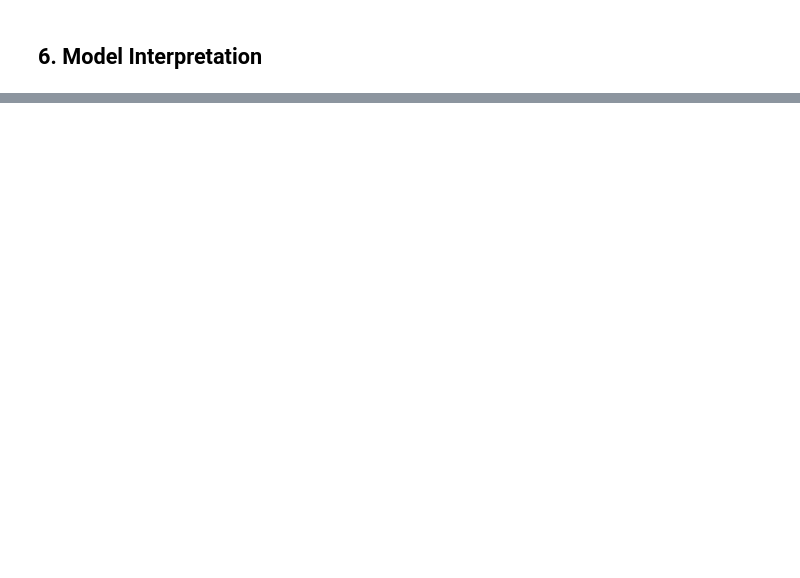
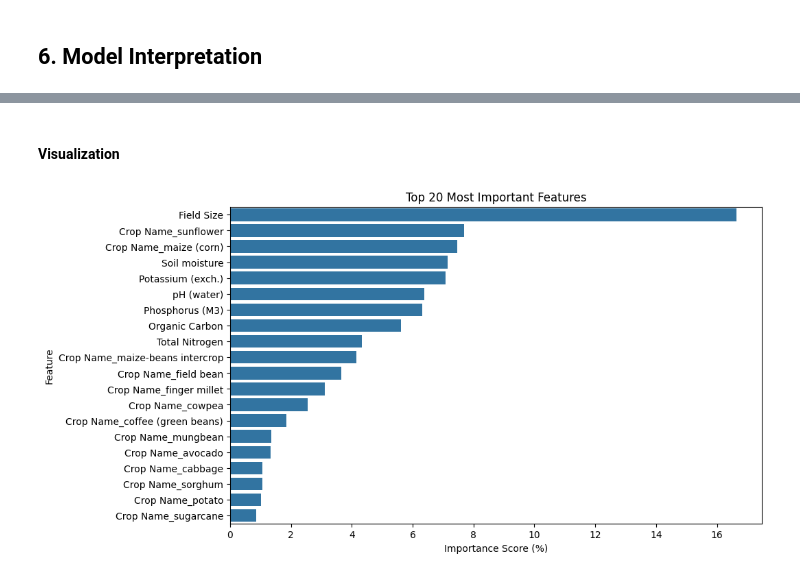
Before and after one commit to Esther-Margaret-Mwangi/Epochs, a Jupyter notebook: notebook/notebook.ipynb, the cells around one changed output, grey strips where cells are left out. Saved outputs shown, nothing was run; the diff lists cells and outputs as text; code cells hidden in the pictures; blank space fills up the shorter version.

```diff
--- a/notebook/notebook.ipynb
+++ b/notebook/notebook.ipynb
@@ -1458,0 +1557,25 @@ Name: 1, dtype: object
+# %%
+# Creating a dataframe that has feature names and importance scores
+best_feature_importance = pd.DataFrame ({
+    "Feature": X_train.columns,
+    "Importance": random_forest_model.feature_importances_
+})
+
+# Sorting
+best_feature_importance= best_feature_importance.sort_values(
+    by= "Importance",
+    ascending = False
+)
+
+# Convert feature importance scores into percentages
+best_feature_importance["Importance (%)"] = (
+    best_feature_importance["Importance"] * 100
+)
+
+# Round the percentages to two decimal places
+best_feature_importance["Importance (%)"] = (
+    best_feature_importance["Importance (%)"].round(2)
+)
+
+# Displaying the top 20 most important features
+best_feature_importance.head(20)
@@ -1458,0 +1600,22 @@ Name: 1, dtype: object
+# %% [markdown]
+#### Visualization
+# %%
+#Visualizing the top 20 most important features
+
+top_20_features= best_feature_importance.head(20)
+
+plt.figure(figsize=(10, 6))
+
+sns.barplot(
+    data= top_20_features,
+    x= "Importance (%)",
+    y= "Feature",
+)
+
+plt.title("Top 20 Most Important Features")
+plt.xlabel("Importance Score (%)")
+plt.ylabel("Feature")
+
+plt.show()
+# %% [output]
+[figure, added]
```
Also changed, not shown: parts of 20 cells of this notebook.
